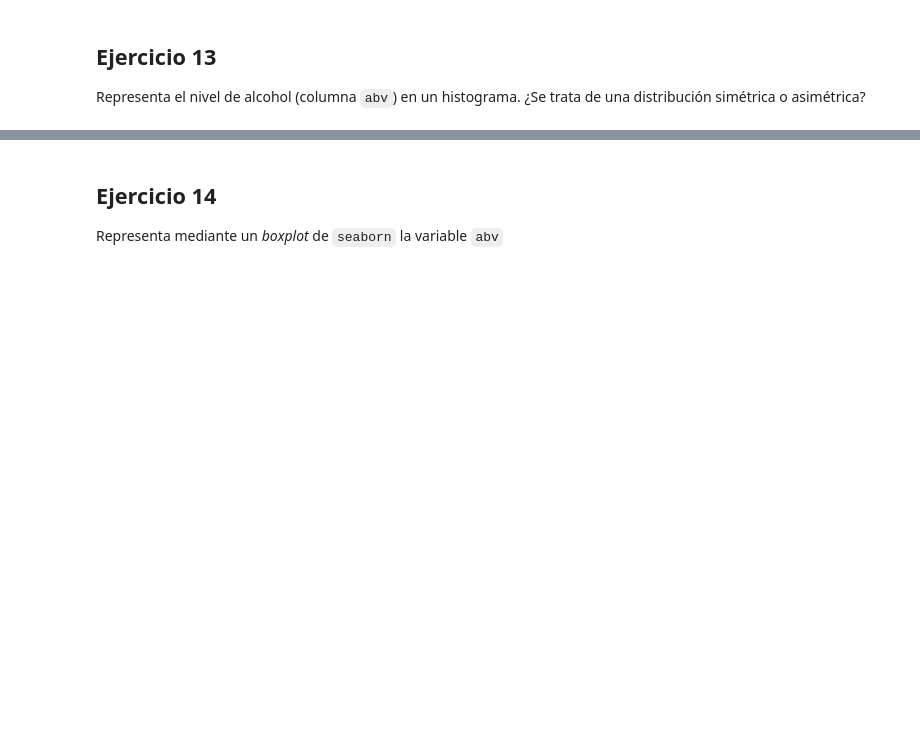
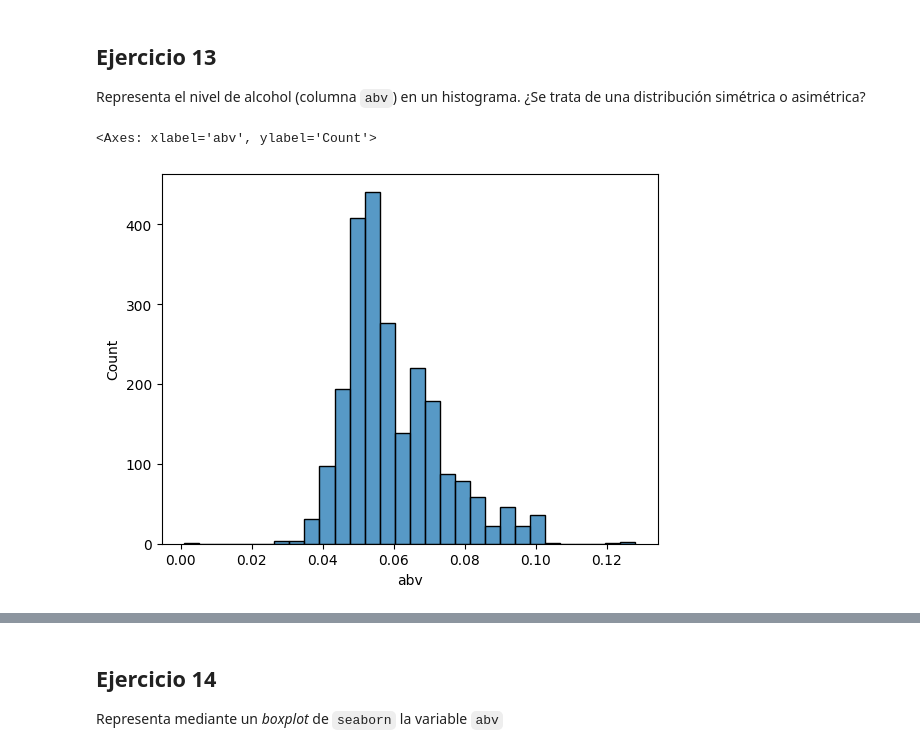
Before and after one commit to rafamd1/mi_copia_dsftmayo24semana1.1, a Jupyter notebook: semana 2/2-Pandas/Practica/6-Beers/birras_repaso.ipynb, the cells around one changed output, grey strips where cells are left out. Saved outputs shown, nothing was run; the diff lists cells and outputs as text; code cells hidden in the pictures; blank space fills up the shorter version.

```diff
--- a/semana 2/2-Pandas/Practica/6-Beers/birras_repaso.ipynb
+++ b/semana 2/2-Pandas/Practica/6-Beers/birras_repaso.ipynb
@@ -51,3 +292,8 @@ No queda muy claro cuánto de dispar, de dispersa, es la medida de IBU. Mediante
 # %% [markdown]
 ## Ejercicio 13
 Representa el nivel de alcohol (columna `abv`) en un histograma. ¿Se trata de una distribución simétrica o asimétrica?
+# %%
+sns.histplot(df['abv'], bins=30)
+# %% [output]
+<Axes: xlabel='abv', ylabel='Count'>
+[figure, added]
```
Also changed, not shown: parts of 61 cells of this notebook.
